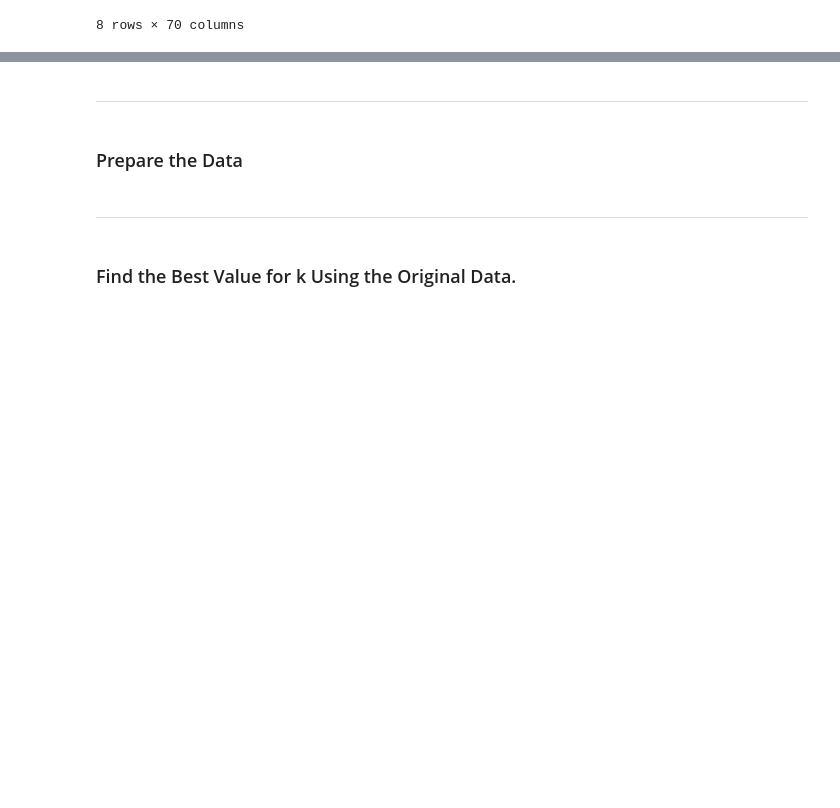
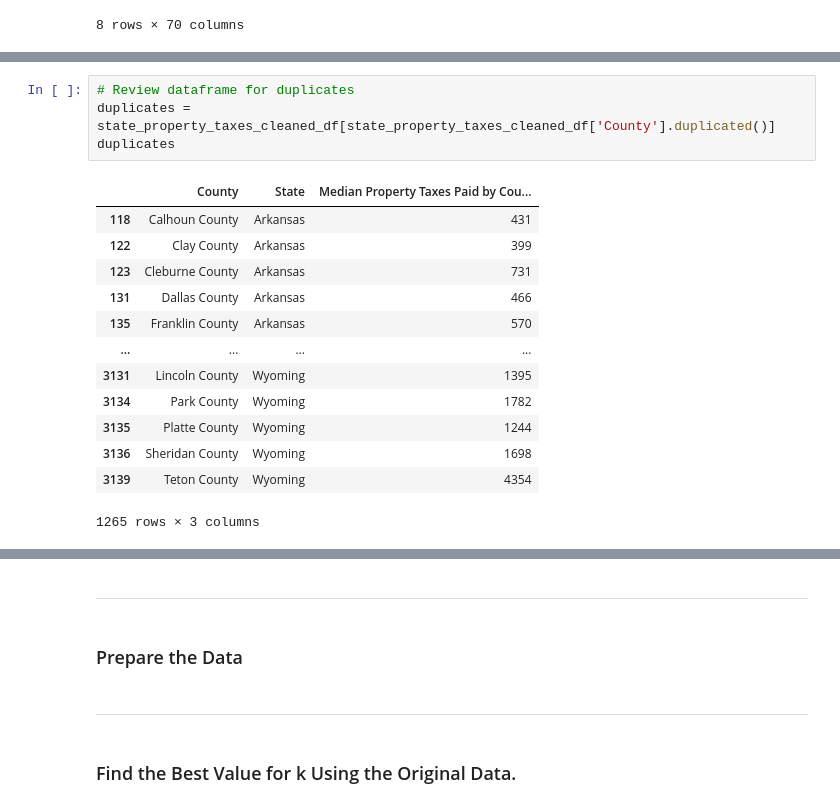
Before and after one commit to amc1119/US-PropertyTaxes, a Jupyter notebook: US_Property_Tax.ipynb, the cells around one changed output, grey strips where cells are left out. Drawn from its saved outputs; the diff is of its cells as text; blank space fills up the shorter version.

```diff
--- a/US_Property_Tax.ipynb
+++ b/US_Property_Tax.ipynb
@@ -63,0 +141,18 @@ df_maryland_montgomoryCounty_data.describe()
+# %%
+# Review dataframe for duplicates
+duplicates = state_property_taxes_cleaned_df[state_property_taxes_cleaned_df['County'].duplicated()]
+duplicates
+# %% [output]
+|  | County | State | Median Property Taxes Paid by Cou... |
+| 118 | Calhoun County | Arkansas | 431 |
+| 122 | Clay County | Arkansas | 399 |
+| 123 | Cleburne County | Arkansas | 731 |
+| 131 | Dallas County | Arkansas | 466 |
+| 135 | Franklin County | Arkansas | 570 |
+| ... | ... | ... | ... |
+| 3131 | Lincoln County | Wyoming | 1395 |
+| 3134 | Park County | Wyoming | 1782 |
+| 3135 | Platte County | Wyoming | 1244 |
+| 3136 | Sheridan County | Wyoming | 1698 |
+| 3139 | Teton County | Wyoming | 4354 |
+1265 rows × 3 columns
```
Also changed, not shown: parts of 12 cells of this notebook, 3 other files.
